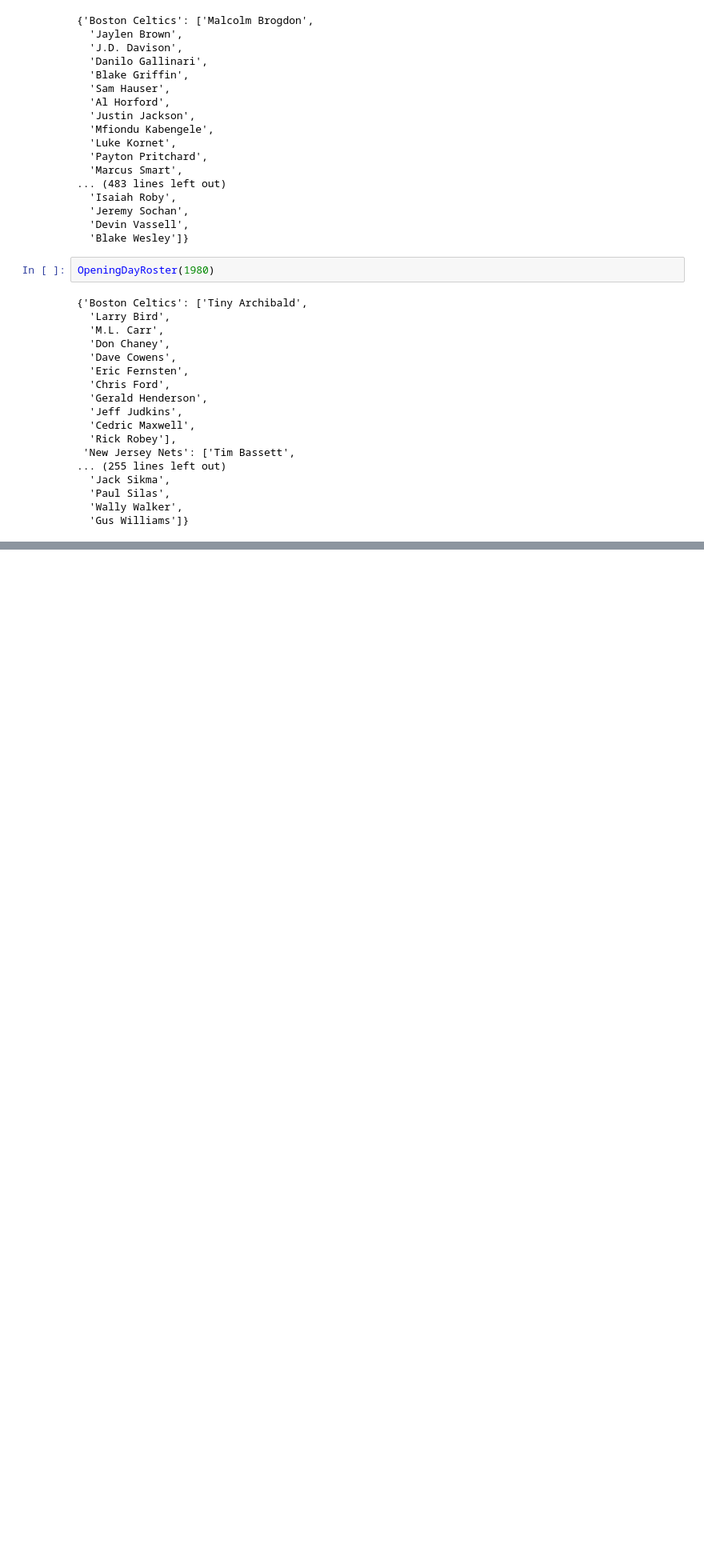
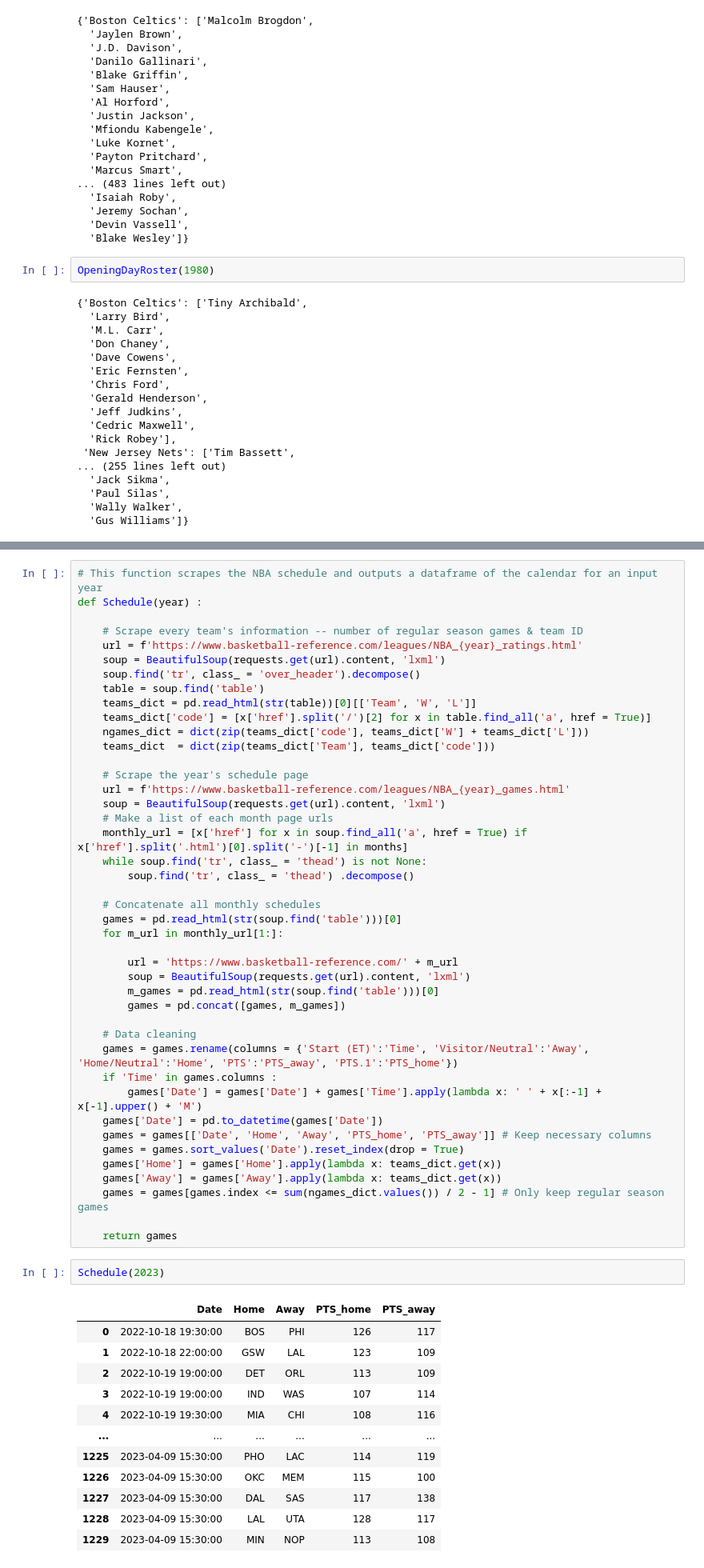
Before and after one commit to martinbog19/balling-on-the-edge, a Jupyter notebook: scrape.ipynb, the cells around one changed output, grey strips where cells are left out. Shown: that part at 80% size. Saved outputs shown, nothing was run; the diff lists cells and outputs as text; blank space fills up the shorter version.

Commit message:
Add schedule scraper function

```diff
--- a/scrape.ipynb
+++ b/scrape.ipynb
@@ -213,0 +219,58 @@ OpeningDayRoster(1980)
+# %%
+# This function scrapes the NBA schedule and outputs a dataframe of the calendar for an input year
+def Schedule(year) :
+
+    # Scrape every team's information -- number of regular season games & team ID
+    url = f'https://www.basketball-reference.com/leagues/NBA_{year}_ratings.html'
+    soup = BeautifulSoup(requests.get(url).content, 'lxml')
+    soup.find('tr', class_ = 'over_header').decompose()
+    table = soup.find('table')
+    teams_dict = pd.read_html(str(table))[0][['Team', 'W', 'L']]
+    teams_dict['code'] = [x['href'].split('/')[2] for x in table.find_all('a', href = True)]
+    ngames_dict = dict(zip(teams_dict['code'], teams_dict['W'] + teams_dict['L']))
+    teams_dict  = dict(zip(teams_dict['Team'], teams_dict['code']))
+
+    # Scrape the year's schedule page
+    url = f'https://www.basketball-reference.com/leagues/NBA_{year}_games.html'
+    soup = BeautifulSoup(requests.get(url).content, 'lxml')
+    # Make a list of each month page urls
+    monthly_url = [x['href'] for x in soup.find_all('a', href = True) if x['href'].split('.html')[0].split('-')[-1] in months]
+    while soup.find('tr', class_ = 'thead') is not None:
+        soup.find('tr', class_ = 'thead') .decompose()
+
+    # Concatenate all monthly schedules
+    games = pd.read_html(str(soup.find('table')))[0]
+    for m_url in monthly_url[1:]:
+
+        url = 'https://www.basketball-reference.com/' + m_url
+        soup = BeautifulSoup(requests.get(url).content, 'lxml')
+        m_games = pd.read_html(str(soup.find('table')))[0]
+        games = pd.concat([games, m_games])
+
+    # Data cleaning
+    games = games.rename(columns = {'Start (ET)':'Time', 'Visitor/Neutral':'Away', 'Home/Neutral':'Home', 'PTS':'PTS_away', 'PTS.1':'PTS_home'})
+    if 'Time' in games.columns :
+        games['Date'] = games['Date'] + games['Time'].apply(lambda x: ' ' + x[:-1] + x[-1].upper() + 'M')
+    games['Date'] = pd.to_datetime(games['Date'])
+    games = games[['Date', 'Home', 'Away', 'PTS_home', 'PTS_away']] # Keep necessary columns
+    games = games.sort_values('Date').reset_index(drop = True)
+    games['Home'] = games['Home'].apply(lambda x: teams_dict.get(x))
+    games['Away'] = games['Away'].apply(lambda x: teams_dict.get(x))
+    games = games[games.index <= sum(ngames_dict.values()) / 2 - 1] # Only keep regular season games
+
+    return games
+# %%
+Schedule(2023)
+# %% [output]
+|  | Date | Home | Away | PTS_home | PTS_away |
+| 0 | 2022-10-18 19:30:00 | BOS | PHI | 126 | 117 |
+| 1 | 2022-10-18 22:00:00 | GSW | LAL | 123 | 109 |
+| 2 | 2022-10-19 19:00:00 | DET | ORL | 113 | 109 |
+| 3 | 2022-10-19 19:00:00 | IND | WAS | 107 | 114 |
+| 4 | 2022-10-19 19:30:00 | MIA | CHI | 108 | 116 |
+| ... | ... | ... | ... | ... | ... |
+| 1225 | 2023-04-09 15:30:00 | PHO | LAC | 114 | 119 |
+| 1226 | 2023-04-09 15:30:00 | OKC | MEM | 115 | 100 |
+| 1227 | 2023-04-09 15:30:00 | DAL | SAS | 117 | 138 |
+| 1228 | 2023-04-09 15:30:00 | LAL | UTA | 128 | 117 |
+| 1229 | 2023-04-09 15:30:00 | MIN | NOP | 113 | 108 |
```
Also changed, not shown: parts of 10 cells of this notebook.
